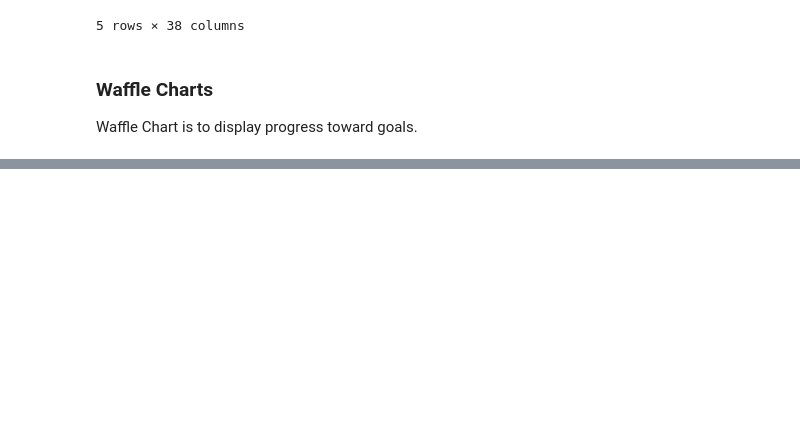
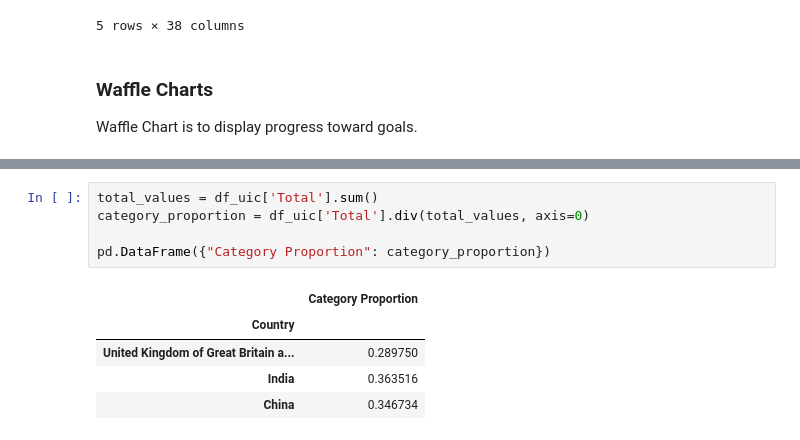
Before and after one commit to vadivelmurugesan/data-science, a Jupyter notebook: example_data_sets/05_canada_immigration_dataset.ipynb, the cells around one changed output, grey strips where cells are left out. Cells and saved outputs as stored; diff of their text form; blank space fills up the shorter version.

```diff
--- a/example_data_sets/05_canada_immigration_dataset.ipynb
+++ b/example_data_sets/05_canada_immigration_dataset.ipynb
@@ -22,0 +36,11 @@ Waffle Chart is to display progress toward goals.
+# %%
+total_values = df_uic['Total'].sum()
+category_proportion = df_uic['Total'].div(total_values, axis=0)
+
+pd.DataFrame({"Category Proportion": category_proportion})
+# %% [output]
+|  | Category Proportion |
+| Country |  |
+| United Kingdom of Great Britain a... | 0.289750 |
+| India | 0.363516 |
+| China | 0.346734 |
```
Also changed, not shown: parts of 6 cells of this notebook.
